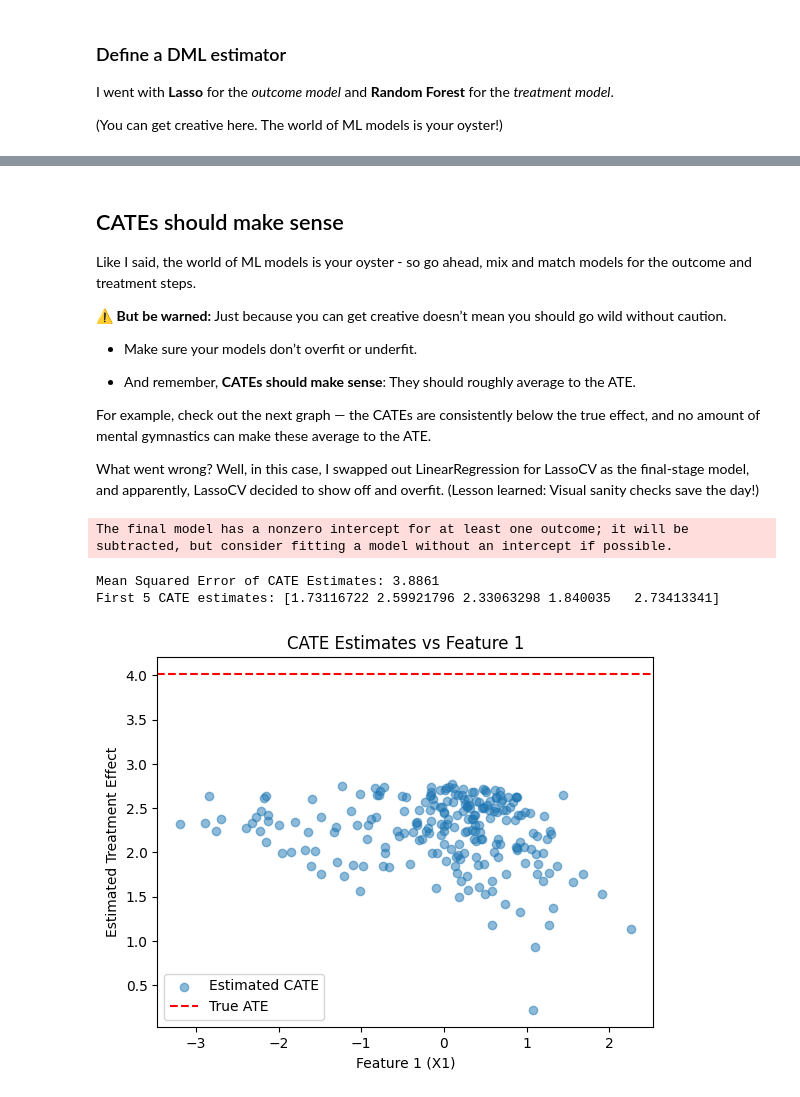
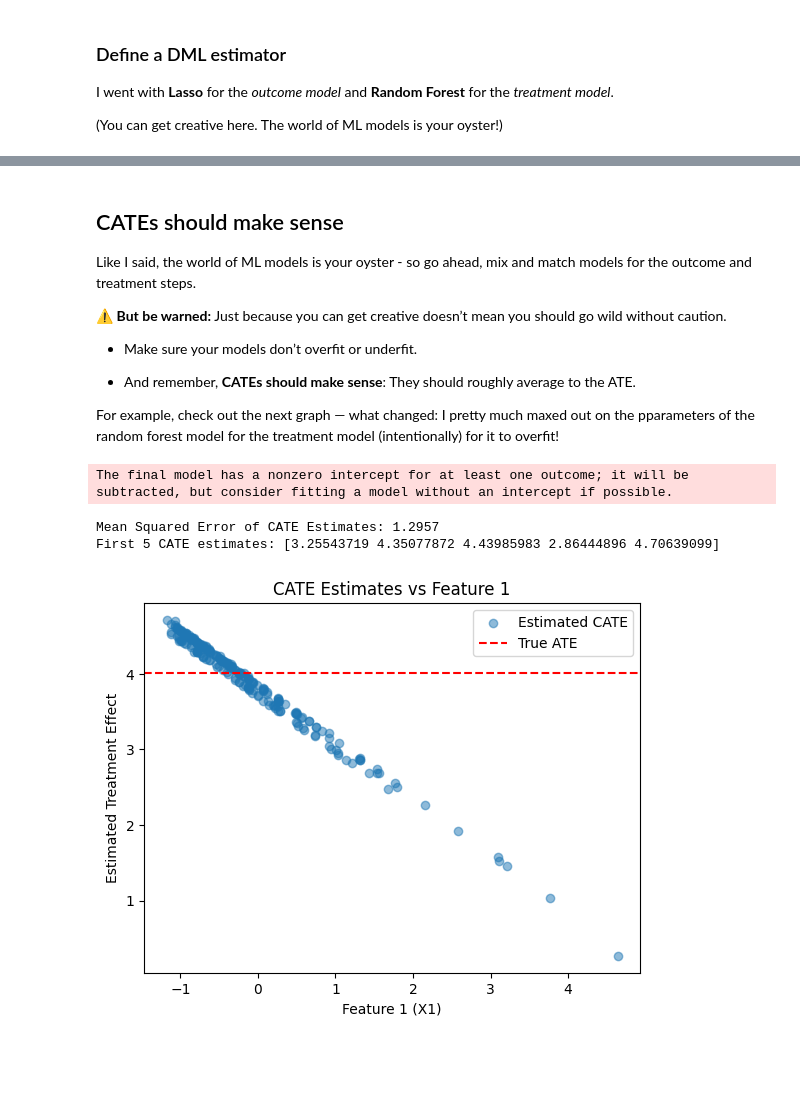
Before and after one commit to zahrakhanalizade/econ_coding, a Jupyter notebook: Causal_ML.ipynb, the cells around one changed output, grey strips where cells are left out. Saved outputs shown, nothing was run; the diff lists cells and outputs as text; code cells hidden in the pictures; blank space fills up the shorter version.

```diff
--- a/Causal_ML.ipynb
+++ b/Causal_ML.ipynb
@@ -42,0 +112,21 @@ Successfully installed numpy-1.26.4
+# %%
+# Extract features, treatment, and outcome
+
+# Drop 'treatment', 'y_factual', and 'y_cfactual' from covariates
+X = data.drop(['treatment', 'y_factual', 'y_cfactual'], axis=1).values
+T = data['treatment'].values
+Y = data['y_factual'].values
+
+# Standardize features
+scaler = StandardScaler()
+X = scaler.fit_transform(X)
+
+# Split data into train and test
+X_train, X_test, T_train, T_test, Y_train, Y_test = train_test_split(
+    X, T, Y, test_size=0.3, random_state=42
+)
+
+# Create a DataFrame for compatibility with econml's CausalForestDML
+df = pd.DataFrame(X_train, columns=[f"x{i}" for i in range(1, 26)] + ["mu0", "mu1"])
+df['Y'] = Y_train
+df['D'] = T_train
@@ -73,7 +262,7 @@ T = np.random.binomial(1, 0.5, size=n)   # Treatment assignment
 y = 1 + 2 * T + np.dot(X, [0.5, -0.2, 0.1, 0, 0]) + np.random.normal(0, 1, size=n)  # Outcome
 
 # Train/test split
-X_train, X_test, T_train, T_test, y_train, y_test = train_test_split(X, T, y, test_size=0.2, random_state=42)
+X_train_s, X_test_s, T_train_s, T_test_s, y_train_s, y_test_s = train_test_split(X, T, y, test_size=0.2, random_state=42)
 
 # Define the causal forest
 causal_forest = CausalForestDML(
@@ -84,7 +273,7 @@ causal_forest = CausalForestDML(
 )
 
 # Fit the model
-causal_forest.fit(y_train, T_train, X=X_train)
+causal_forest.fit(y_train_s, T_train_s, X=X_train_s)
 
 # Compute feature importance
 feature_importances = causal_forest.feature_importances_
@@ -229,47 +395,46 @@ Like I said, the world of ML models is your oyster - so go ahead, mix and match
 
 *   And remember, **CATEs should make sense**: They should roughly average to the ATE.
 
-For example, check out the next graph — the CATEs are consistently below the true effect, and no amount of mental gymnastics can make these average to the ATE.
-
-What went wrong? Well, in this case, I swapped out LinearRegression for LassoCV as the final-stage model, and apparently, LassoCV decided to show off and overfit. (Lesson learned: Visual sanity checks save the day!)
+For example, check out the next graph —
+what changed: I pretty much maxed out on the pparameters of the random forest model for the treatment model (intentionally) for it to overfit!
 # %%
 dml = DML(
     model_y=LassoCV(),                    # Outcome model
-    model_t=RandomForestRegressor(n_estimators=100, max_depth=5, min_samples_leaf=10),      # Treatment model
+    model_t=RandomForestRegressor(n_estimators=500, max_depth=None, min_samples_leaf=10),      # Treatment model
     model_final=LassoCV(),                # Final-stage model for effect estimation
     cv=3                                  # Cross-validation folds
 )
 
 
 dml.fit(Y_train, T_train, X=X_train)
 
 # Predict CATE
 cate = dml.effect(X_test)
 
 # Evaluate Performance
 true_effect = data['mu1'].values - data['mu0'].values  # True treatment effect
 true_effect_test = true_effect[-len(X_test):]  # True ATE for the test set
 
 # Compute Mean Squared Error for model quality
 mse = mean_squared_error(true_effect_test, cate)
 print(f"Mean Squared Error of CATE Estimates: {mse:.4f}")
 
 # Interpretation
 print("First 5 CATE estimates:", cate[:5])
 
 # Visualizing results
 plt.scatter(X_test[:, 0], cate, alpha=0.5, label='Estimated CATE')
 plt.axhline(y=np.mean(true_effect), color='red', linestyle='--', label='True ATE')
 plt.xlabel("Feature 1 (X1)")
 plt.ylabel("Estimated Treatment Effect")
 plt.legend()
 plt.title("CATE Estimates vs Feature 1")
 plt.show()
 # %% [output]
 The final model has a nonzero intercept for at least one outcome; it will be subtracted, but consider fitting a model without an intercept if possible.
-Mean Squared Error of CATE Estimates: 3.8861
-First 5 CATE estimates: [1.73116722 2.59921796 2.33063298 1.840035   2.73413341]
+Mean Squared Error of CATE Estimates: 1.2957
+First 5 CATE estimates: [3.25543719 4.35077872 4.43985983 2.86444896 4.70639099]
-[figure, old version]
+[figure, new version]
 # %% [markdown]
 # Next things coming:
 
```
Also changed, not shown: parts of 22 cells of this notebook, 1 other file.
